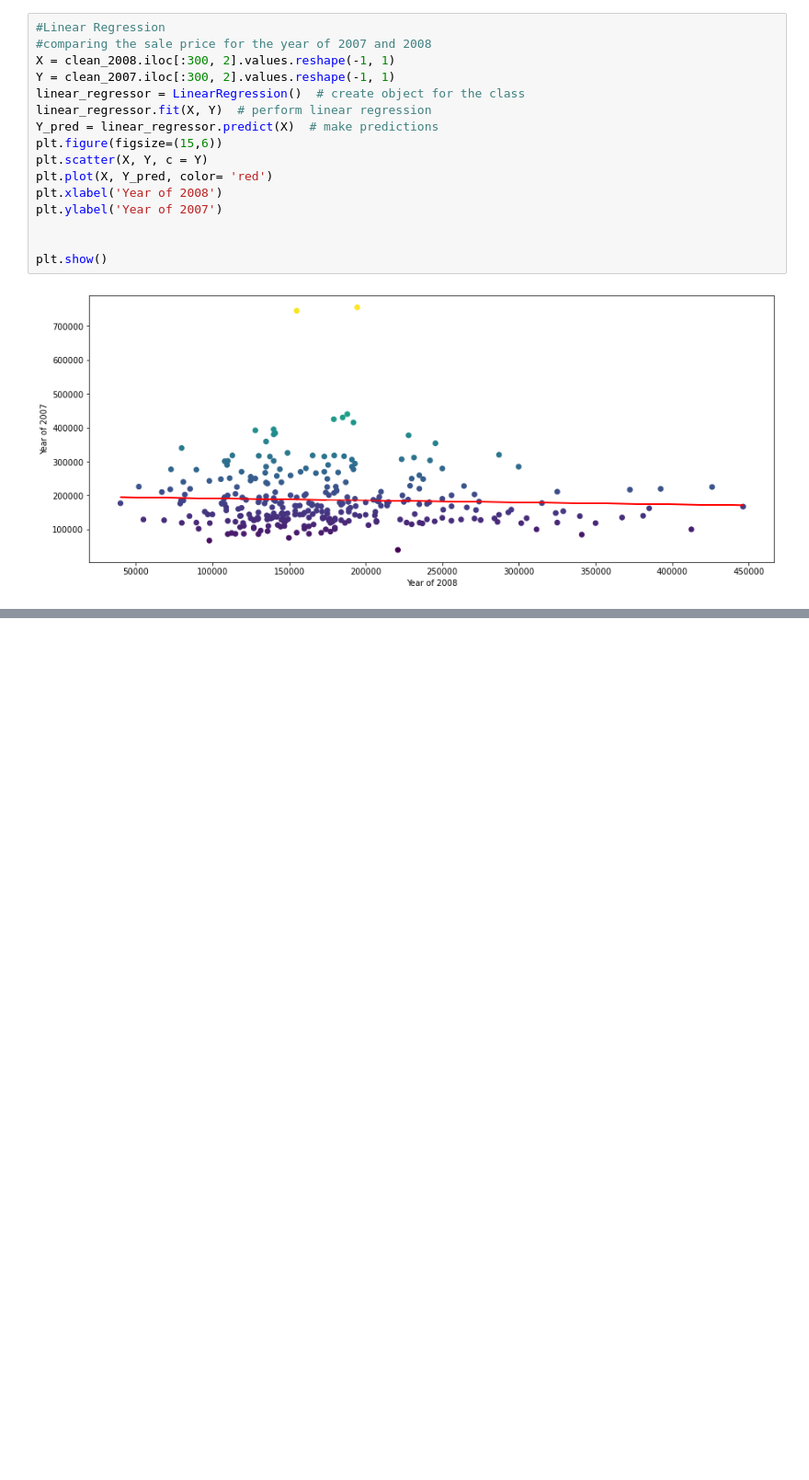
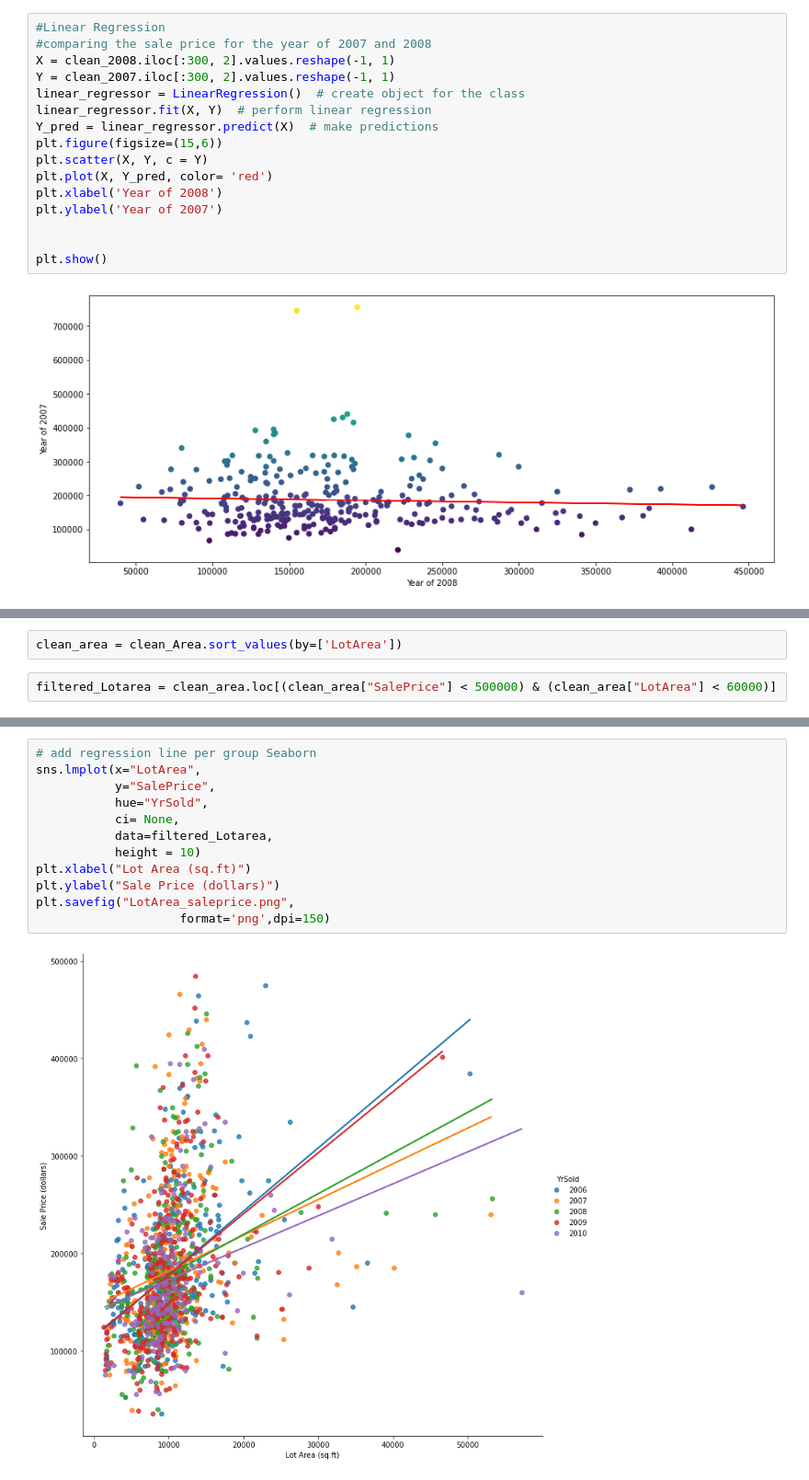
Before and after one commit to CS521-Burstein/final-project-Ayoub-Amghar, a Jupyter notebook: Machine Learning.ipynb, the cells around one changed output, grey strips where cells are left out. Shown: that part at 92% size. Drawn from its saved outputs; the diff is of its cells as text; blank space fills up the shorter version.

```diff
--- a/Machine Learning.ipynb
+++ b/Machine Learning.ipynb
@@ -232,0 +303,4 @@ plt.show()
+# %%
+clean_area = clean_Area.sort_values(by=['LotArea'])
+# %%
+filtered_Lotarea = clean_area.loc[(clean_area["SalePrice"] < 500000) & (clean_area["LotArea"] < 60000)]
@@ -232,0 +323,14 @@ plt.show()
+# %%
+# add regression line per group Seaborn
+sns.lmplot(x="LotArea",
+           y="SalePrice",
+           hue="YrSold",
+           ci= None,
+           data=filtered_Lotarea,
+           height = 10)
+plt.xlabel("Lot Area (sq.ft)")
+plt.ylabel("Sale Price (dollars)")
+plt.savefig("LotArea_saleprice.png",
+                    format='png',dpi=150)
+# %% [output]
+[figure, added]
```
Also changed, not shown: parts of 9 cells of this notebook.
